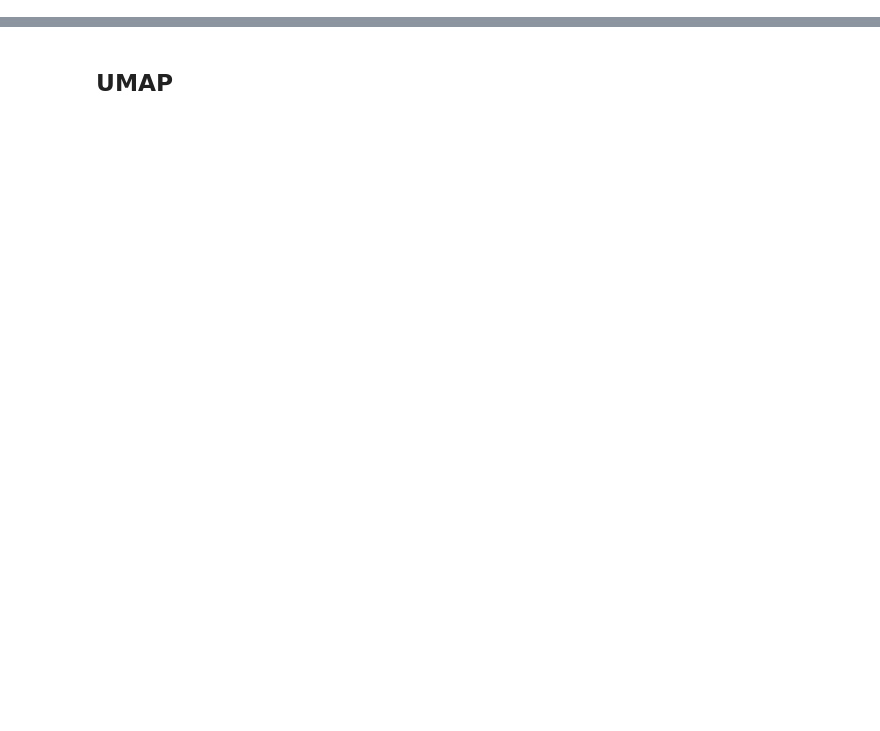
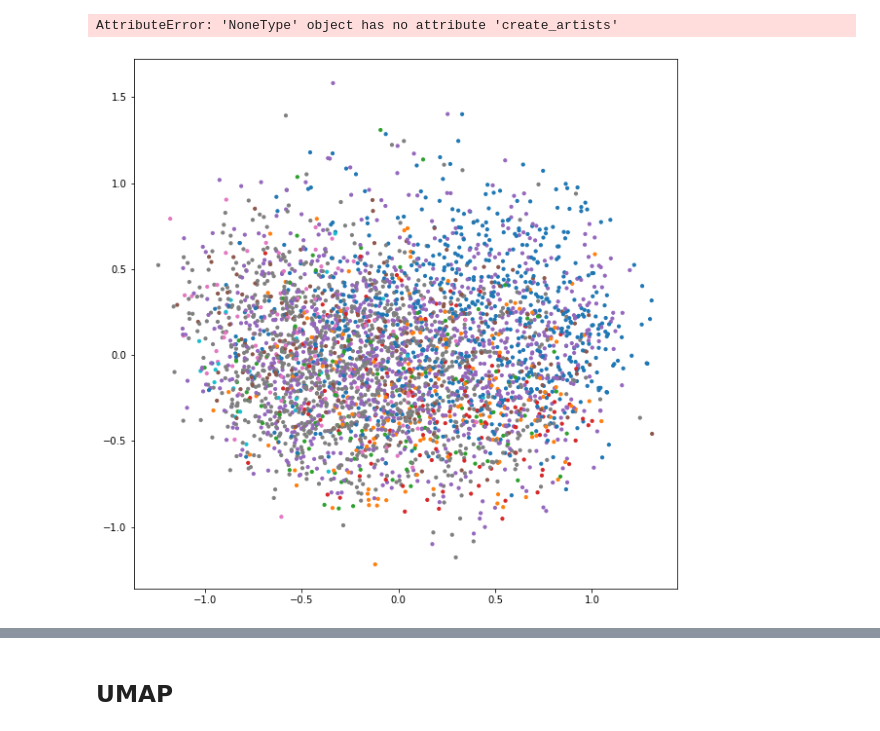
Before and after one commit to n0rdp0l/DataMining, a Jupyter notebook: data_visualization.ipynb, the cells around one changed output, grey strips where cells are left out. Cells and saved outputs as stored; diff of their text form; code cells hidden in the pictures; blank space fills up the shorter version.

```diff
--- a/data_visualization.ipynb
+++ b/data_visualization.ipynb
@@ -6 +7,3 @@ import matplotlib.pyplot as plt
+# %%
+palette = sns.color_palette(None, 81)
 # %%
@@ -20,4 +90,5 @@ dates = [s[-5:-1] for s in movies_rated.loc[:,'Title']]
 # %%
 genres = [s.split('|')[0] for s in movies_rated.loc[:,'Genres']]
 # %%
-np.unique(genres)
+G=np.unique(genres)
+D=np.unique(dates)
@@ -52,15 +129,31 @@ plt.legend(bbox_to_anchor=(1.00, 1), loc='upper left',fontsize=20)
 # %%
 # Visualize movies labelled by genre
 pca = PCA(n_components=2)
 
 PCs = pca.fit_transform(M)
 
 plt.figure(figsize=(10,10))
+i=0
+labels = []
+groups_c = []
+colours = np.zeros((M_tsne.shape[0],3))
 
-for genre in genres:
+for genre in G:
     mask = np.array(genres) == genre
-    plt.scatter(PCs[mask, 0], PCs[mask, 1], label=genre, s=25, alpha=1)
+    #mask = [mask[i][0] for i in range(len(mask))]
+    c = palette[i]
+    if not c in groups_c:
+        groups_c += [c]
+    colours[mask,:] = c
+    if not genre in labels:
+        labels += [genre]
+    i+=1
 
-plt.legend(bbox_to_anchor=(1.00, 1), loc='upper left',fontsize=20)
+plt.scatter(PCs[:, 0], PCs[:, 1], s=10, alpha=1, c = colours)
+
+plt.legend(groups_c, labels,bbox_to_anchor=(1.00, 1),loc='upper left',fontsize=20)
+# %% [output]
+AttributeError: 'NoneType' object has no attribute 'create_artists'
+[figure, added]
 # %%
 # Visualize movies labelled by year of release
```
Also changed, not shown: parts of 19 cells of this notebook, 5 other files.
